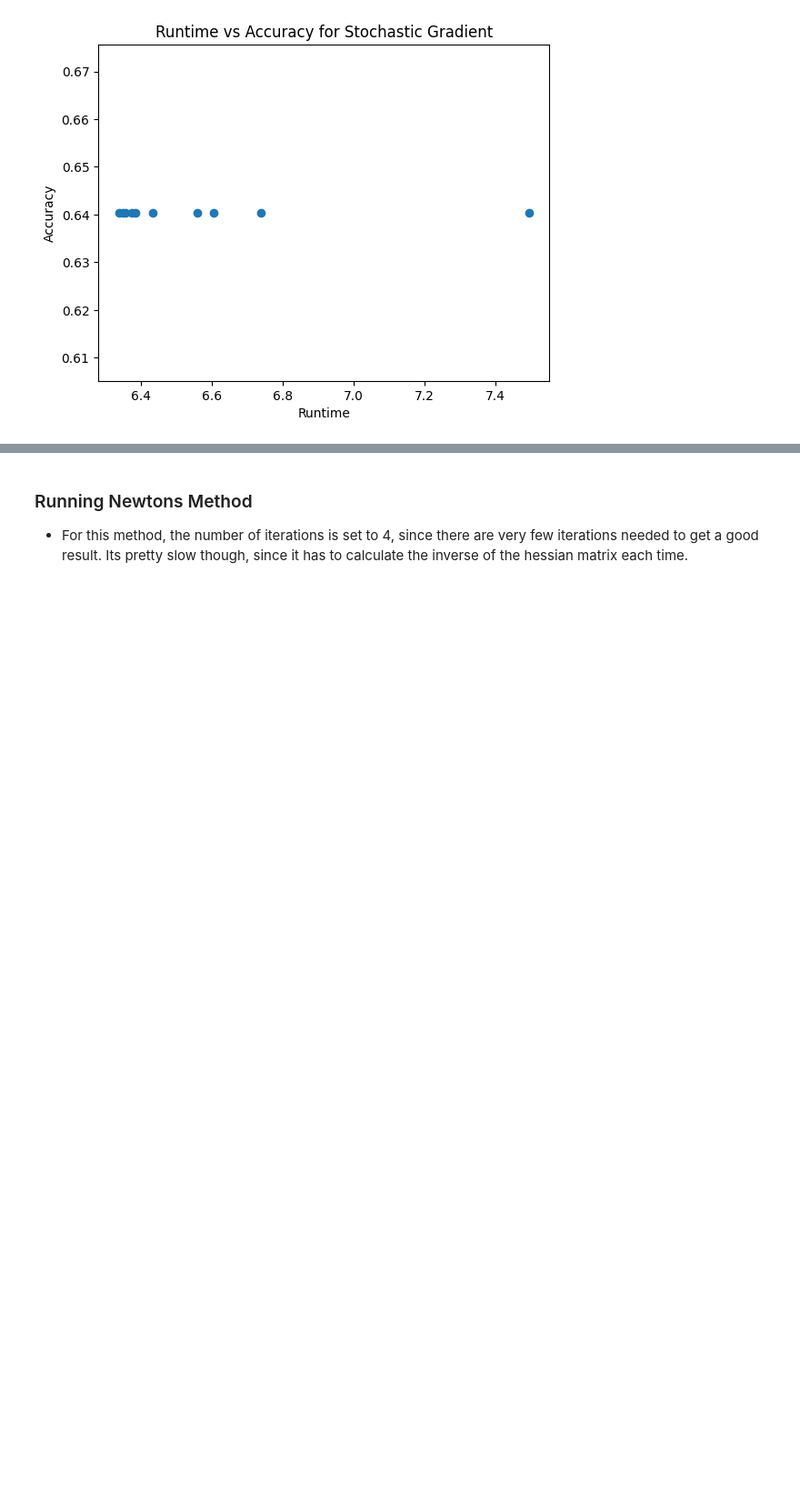
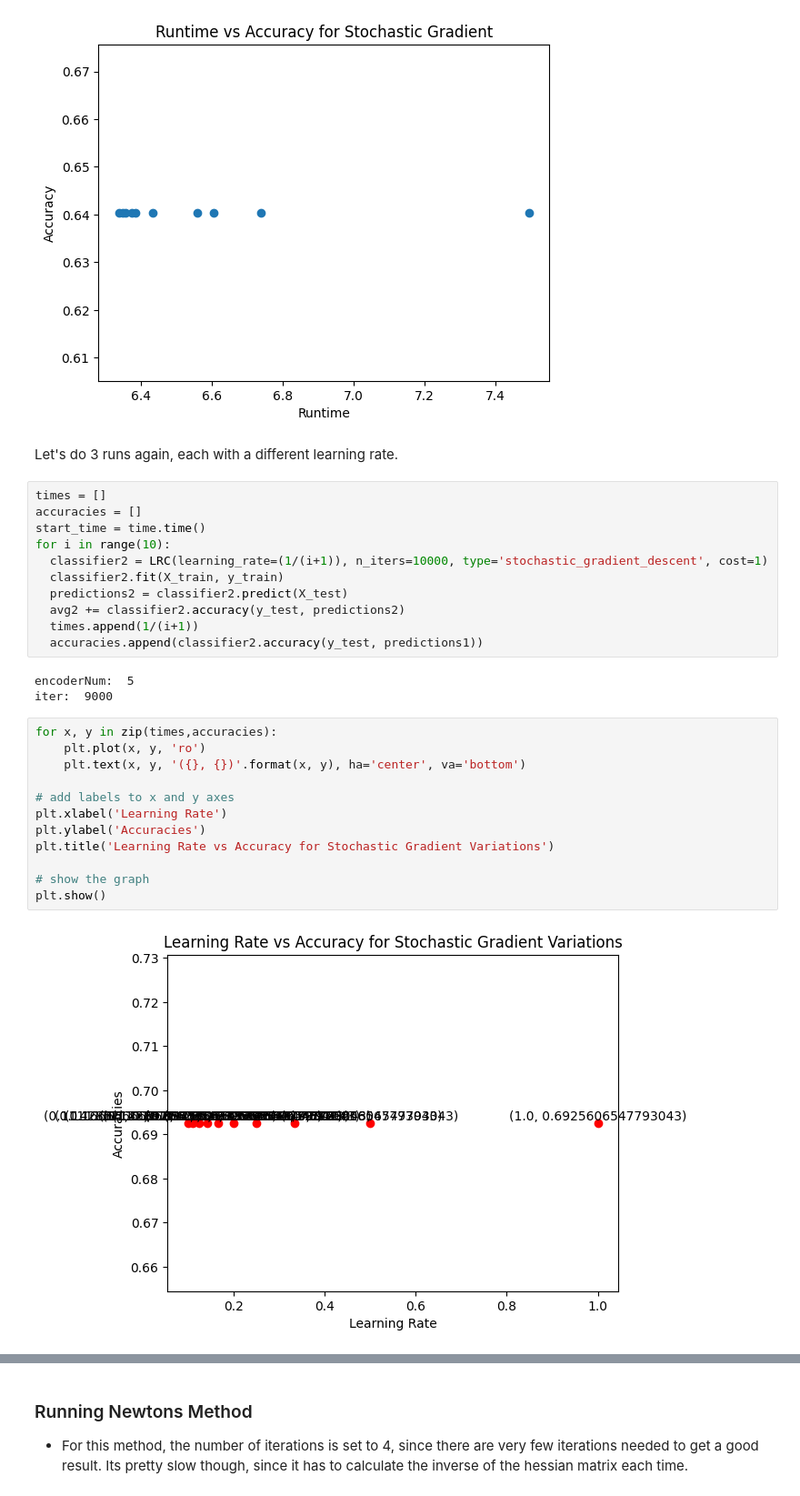
Before and after one commit to calebm00re/S22-ml03, a Jupyter notebook: notebook.ipynb, the cells around one changed output, grey strips where cells are left out. Shown: that part at 91% size. Saved outputs shown, nothing was run; the diff lists cells and outputs as text; blank space fills up the shorter version.

```diff
--- a/notebook.ipynb
+++ b/notebook.ipynb
@@ -814,3 +861,33 @@ plt.title('Runtime vs Accuracy for Stochastic Gradient')
 plt.show()
 # %% [output]
 [figure]
+# %% [markdown]
+Let's do 3 runs again, each with a different learning rate.
+# %%
+times = []
+accuracies = []
+start_time = time.time()
+for i in range(10):
+  classifier2 = LRC(learning_rate=(1/(i+1)), n_iters=10000, type='stochastic_gradient_descent', cost=1)
+  classifier2.fit(X_train, y_train)
+  predictions2 = classifier2.predict(X_test)
+  avg2 += classifier2.accuracy(y_test, predictions2)
+  times.append(1/(i+1))
+  accuracies.append(classifier2.accuracy(y_test, predictions1))
+# %% [output]
+encoderNum:  5
+iter:  9000
+# %%
+for x, y in zip(times,accuracies):
+    plt.plot(x, y, 'ro')
+    plt.text(x, y, '({}, {})'.format(x, y), ha='center', va='bottom')
+
+# add labels to x and y axes
+plt.xlabel('Learning Rate')
+plt.ylabel('Accuracies')
+plt.title('Learning Rate vs Accuracy for Stochastic Gradient Variations')
+
+# show the graph
+plt.show()
+# %% [output]
+[figure, added]
```
Also changed, not shown: parts of 9 cells of this notebook.
